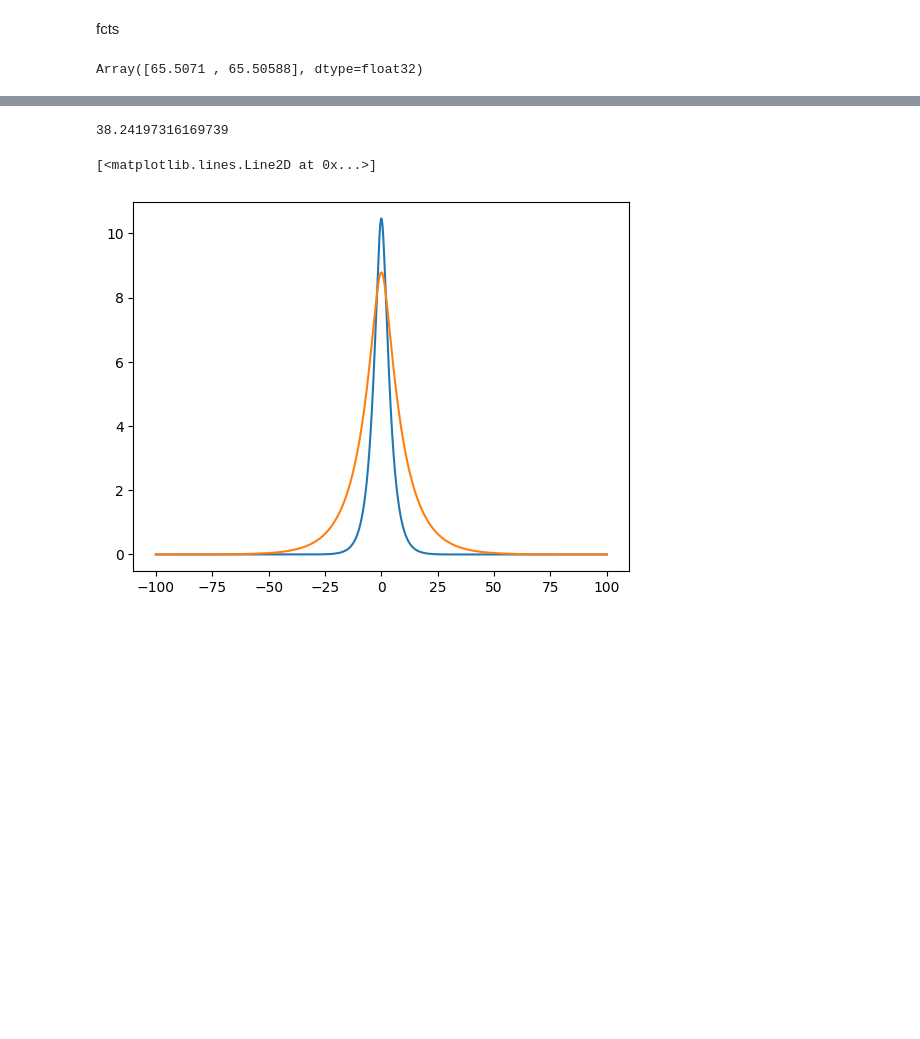
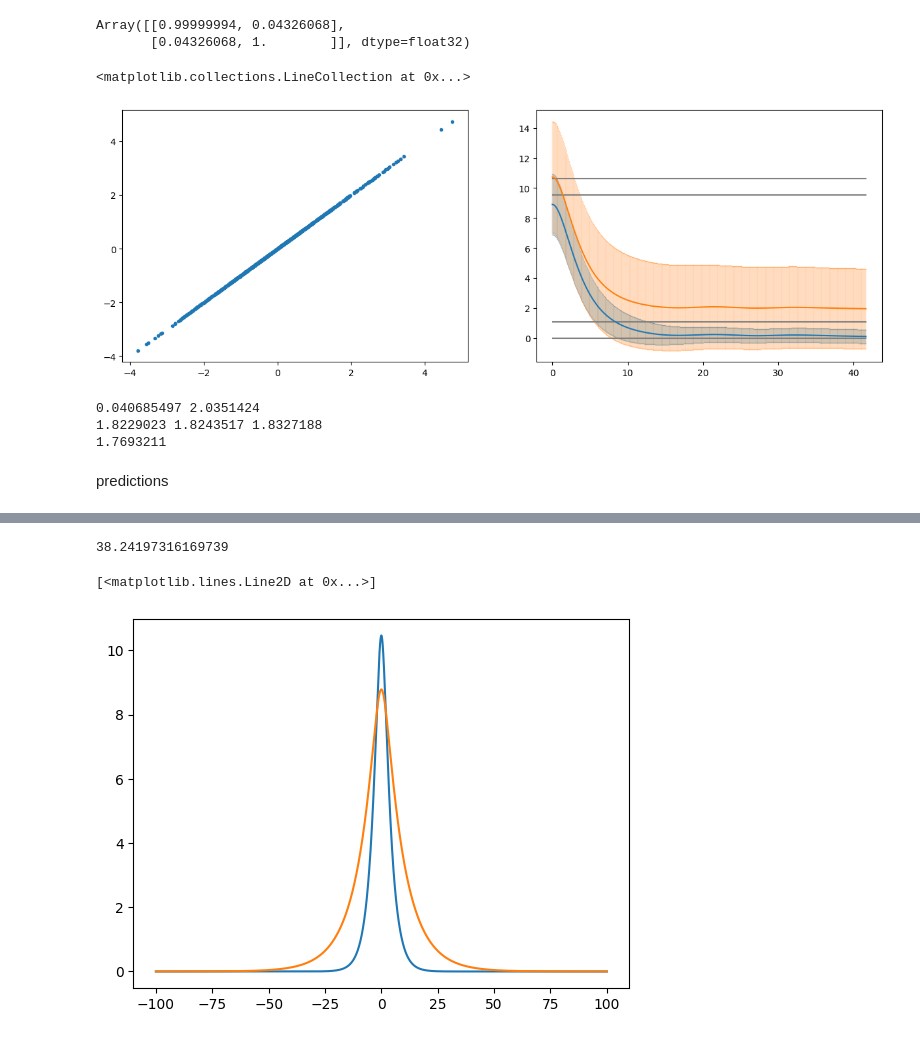
Before and after one commit to zhaoz0314/random-EI, a Jupyter notebook: pseudospatial/predictions.ipynb, the cells around one changed output, grey strips where cells are left out. Drawn from its saved outputs; the diff is of its cells as text; code cells hidden in the pictures; blank space fills up the shorter version.

```diff
--- a/pseudospatial/predictions.ipynb
+++ b/pseudospatial/predictions.ipynb
@@ -10,3 +10 @@ I0000 00:00:1702949942.147048   78138 tfrt_cpu_pjrt_client.cc:349] TfrtCpuClient
 No GPU/TPU found, falling back to CPU. (Set TF_CPP_MIN_LOG_LEVEL=0 and rerun for more info.)
-# %% [markdown]
-fcts
@@ -13,3 +80,59 @@ fcts
+# %%
+h_traj = traj_initializer(init_condition_s[0], jnp.array([0,interval_len]), resolution)
+h_traj0 = rk4_ode_solver(
+      lambda position:
+      almlin_velocity_fct(connectivity_s[0], position),
+      lambda time:
+      sin_ext_input_fct(
+        wave_s[0], ext_connectivity_s[0], phase_s[0],
+        labeled_time_interval_s, time),
+      h_traj,
+      0, resolution)
+h_traj1 = rk4_ode_solver(
+      lambda position:
+      almlin_velocity_fct(connectivity_s[0], position),
+      lambda time:
+      sin_ext_input_fct(
+        wave_s[1], ext_connectivity_s[0], phase_s[0],
+        labeled_time_interval_s, time),
+      h_traj,
+      0, resolution)
+cov0 = matched_correlation_fct(h_traj0, h_traj0,
+                               jnp.mean(h_traj0, axis = 1), jnp.mean(h_traj0, axis = 1))
+cov1 = matched_correlation_fct(h_traj1, h_traj1,
+                               jnp.mean(h_traj1, axis = 1), jnp.mean(h_traj1, axis = 1))
+cov11 = matched_correlation_fct(h_traj1, h_traj1,
+                                0.4*ext_connectivity_s[0,:,0], 0.4*ext_connectivity_s[0,:,0])
+# %%
+jnp.corrcoef(jnp.mean(h_traj1, axis = 1) - 0.4*ext_connectivity_s[0,:,0], 0.4*ext_connectivity_s[0,:,0])
+# %% [output]
+Array([[0.99999994, 0.04326068],
+       [0.04326068, 1.        ]], dtype=float32)
+# %%
+[fig, subfig_s] = plt.subplots(1, 2, figsize = (15,5), squeeze = False)
+subfig_s[0,0].plot(jnp.mean(h_traj1, axis = 1) - 0.4*ext_connectivity_s[0,:,0],
+         (connectivity_s[0]@jnp.mean(jnp.tanh(h_traj1), axis = 1, keepdims=True)).flatten(), linestyle ='', marker='.')
+num=1000
+# plt.errorbar(jnp.arange(num)/24,jnp.mean(cov0[:,:num], axis = 0), yerr = jnp.std(cov0[:,:num], axis = 0), elinewidth=0.1,capsize=0.1)
+plt.errorbar(jnp.arange(num)/24,jnp.mean(cov1[:,:num], axis = 0), yerr = jnp.std(cov1[:,:num], axis = 0), elinewidth=0.1,capsize=0.1)
+plt.errorbar(jnp.arange(num)/24,jnp.mean(cov11[:,:num], axis = 0), yerr = jnp.std(cov11[:,:num], axis = 0), elinewidth=0.1,capsize=0.1)
+plt.hlines([10.618476, 10.618476 -1.091, 1.091, 0],0,num/24, color = 'gray')
+# %% [output]
+<matplotlib.collections.LineCollection at 0x...>
+[figure, added]
+# %%
+print(jnp.var(jnp.mean(h_traj0, axis = 1)), jnp.var(jnp.mean(h_traj1, axis = 1)))
+print(
+jnp.var(jnp.mean(h_traj1, axis = 1) - 0.4*ext_connectivity_s[0,:,0]),
+jnp.var((connectivity_s[0]@jnp.mean(jnp.tanh(h_traj1), axis = 1, keepdims=True)).flatten()),
+jnp.var(jnp.std(jnp.mean(jnp.tanh(h_traj1),axis = 1)) * 4 *jrandom.normal(jrandom.PRNGKey(123),(part_n,))))
+print(jnp.var(jnp.mean(jnp.tanh(h_traj1),axis = 1)) * 4**2)
+# %% [output]
+0.040685497 2.0351424
+1.8229023 1.8243517 1.8327188
+1.7693211
+# %% [markdown]
+predictions
 # %%
 # generic numerical function helpers
 def num_primitive_fct(num_function, baseline_idx, iv_resolution, axis =-1):
@@ -351,5 +419,0 @@ potential = jnp.squeeze(potential_s_fct(jnp.expand_dims(h_cov, 0), jnp.array([fo
-# %%
-jnp.squeeze(potential_s_fct(jnp.expand_dims(jnp.array([1.0910484, 10.618476]), 0), jnp.array([foo[0]]),
-                    4, 0.4, num_fct_resolution = 5))
-# %% [output]
-Array([65.5071 , 65.50588], dtype=float32)
```
Also changed, not shown: parts of 11 cells of this notebook, 1 other file.
